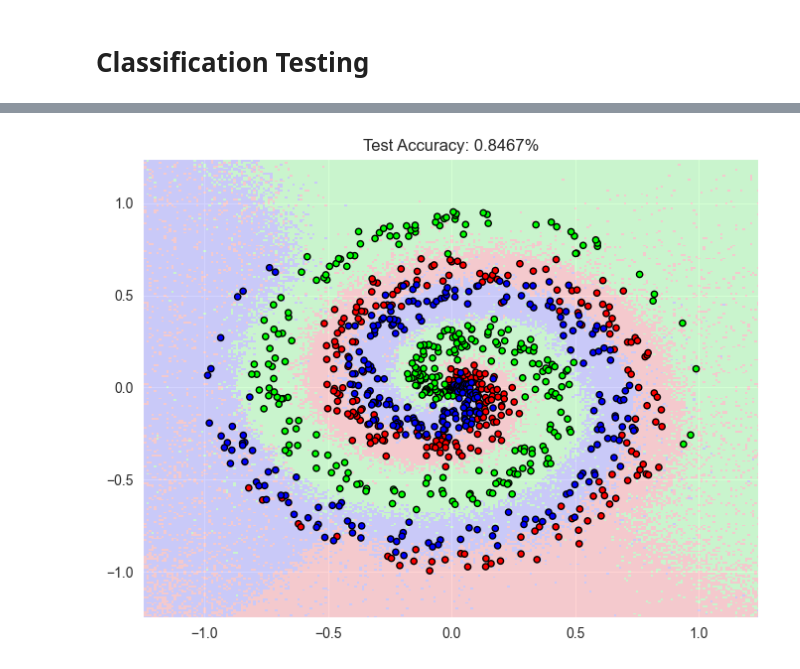
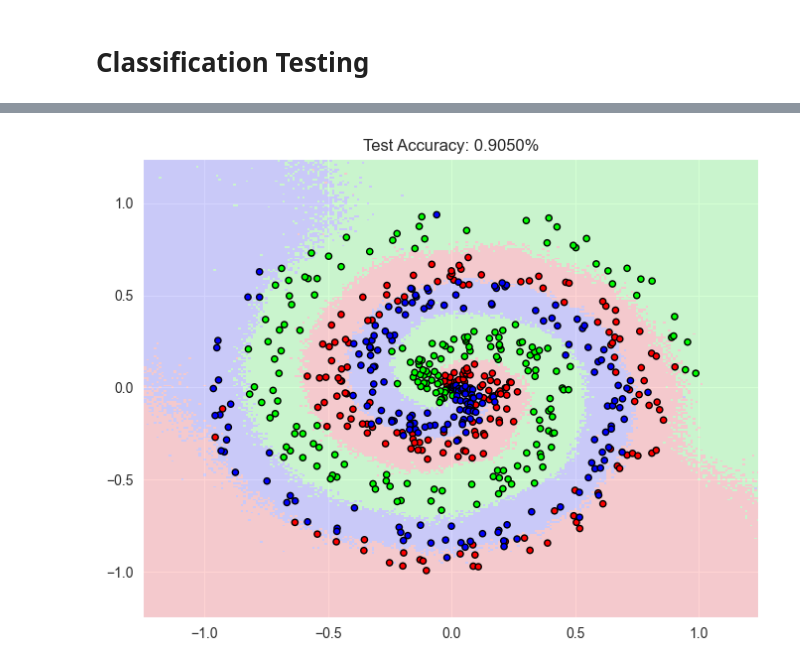
Before and after one commit to danilosiervi/neural_network, a Jupyter notebook: teste.ipynb, the cells around one changed output, grey strips where cells are left out. Cells and saved outputs as stored; diff of their text form; code cells hidden in the pictures.

```diff
--- a/teste.ipynb
+++ b/teste.ipynb
@@ -133,19 +131,19 @@ plt.show()
 # %%
-x, y = nnfs.datasets.spiral_data(1000, classes=3)
+x, y = nnfs.datasets.spiral_data(2000, classes=3)
 x_train, x_test, y_train, y_test = train_test_split(x, y, test_size=0.2, random_state=42)
 
 model = NeuralNetwork([
-    DenseLayer(2, 128, activation='Relu', weight_regularizer_l2=5e-4, bias_regularizer_l2=5e-4),
-    DropoutLayer(rate=0.1),
-    DenseLayer(128, 64, activation='Relu'),
-    DropoutLayer(rate=0.1),
-    DenseLayer(64, 3, activation='Softmax')
+    DenseLayer(2, 256, activation='Relu', weight_regularizer_l2=1e-4),
+    DropoutLayer(rate=0.05),
+    DenseLayer(256, 128, activation='Relu', weight_regularizer_l2=1e-4),
+    DropoutLayer(rate=0.05),
+    DenseLayer(128, 3, activation='Softmax')
 ])
 
 model.set(
     loss='CategoricalCrossentropy',
-    optimizer=Adam(decay=5e-7)
+    optimizer=Adam(learning_rate=0.001, decay=1e-4)
 )
 
-model.train(x_train, y_train, epochs=10000, validation_data=(x_test, y_test), patience=500, min_delta=0.001)
+model.train(x_train, y_train, epochs=10000, print_every=100, validation_data=(x_test, y_test), patience=500, min_delta=0.001)
 # %% [output]
@@ -169,29 +167,30 @@ Best loss: 0.41730
 # %%
-x_test, y_test = nnfs.datasets.spiral_data(samples=300, classes=3)
+x_test, y_test = nnfs.datasets.spiral_data(samples=200, classes=3)
 outputs = model.forward(x_test)
 
 h = 0.01
 x_min, x_max = -1.25, 1.25
 y_min, y_max = -1.25, 1.25
 xx, yy = np.meshgrid(np.arange(x_min, x_max, h), np.arange(y_min, y_max, h))
 
 grid_points = np.c_[xx.ravel(), yy.ravel()]
 grid_outputs = model.forward(grid_points)
 z = np.argmax(grid_outputs, axis=1)
 z = z.reshape(xx.shape)
 
-cmap_light = ListedColormap(['#FFAAAA', '#AAFFAA', '#AAAAFF'])
-cmap_bold = ListedColormap(['#FF0000', '#00FF00', '#0000FF'])
+cmap_light = ListedColormap(['#FFAAAA','#AAFFAA','#AAAAFF'])
+cmap_bold = ListedColormap(['#FF0000','#00FF00','#0000FF'])
+
 plt.figure(figsize=(8, 6))
 plt.pcolormesh(xx, yy, z, cmap=cmap_light, alpha=0.5)
 
 predictions = np.argmax(outputs, axis=1)
 accuracy = np.mean(predictions == y_test)
 
 plt.scatter(x_test[:, 0], x_test[:, 1], c=y_test, cmap=cmap_bold, edgecolor='k', s=20)
 plt.xlim(xx.min(), xx.max())
 plt.ylim(yy.min(), yy.max())
 plt.title(f'Test Accuracy: {accuracy:.4f}%')
 plt.show()
 # %% [output]
-[figure, old version]
+[figure, new version]
```
Also changed, not shown: parts of 6 cells of this notebook, 4 other files.
